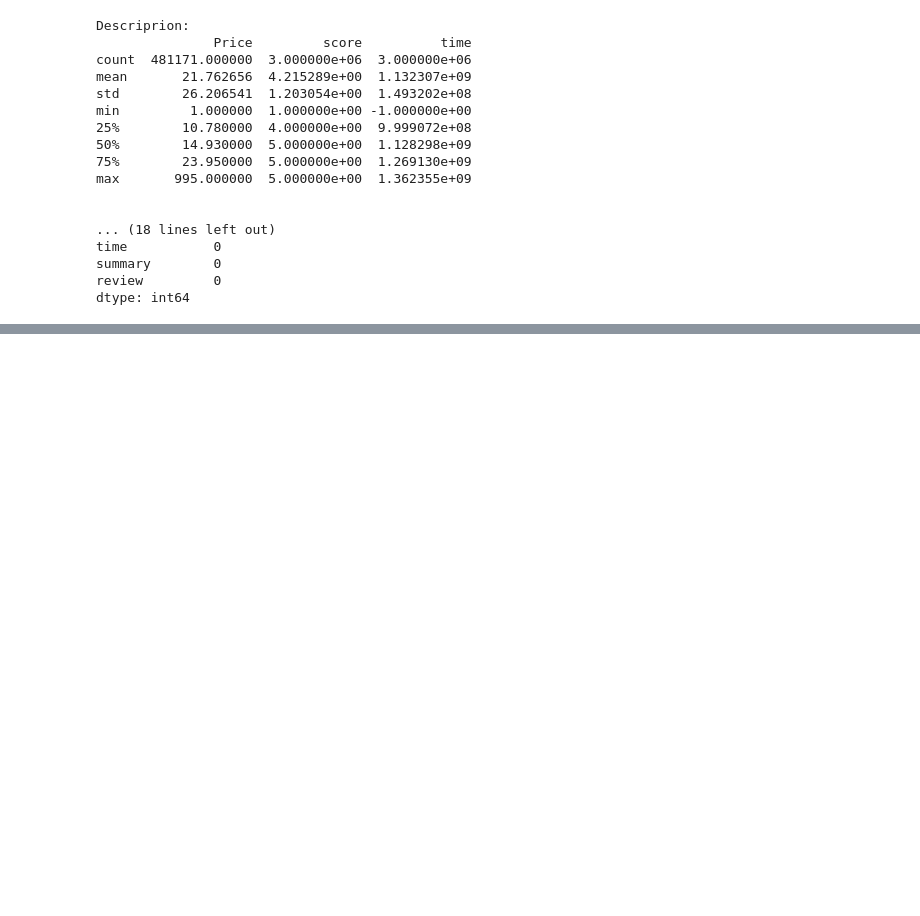
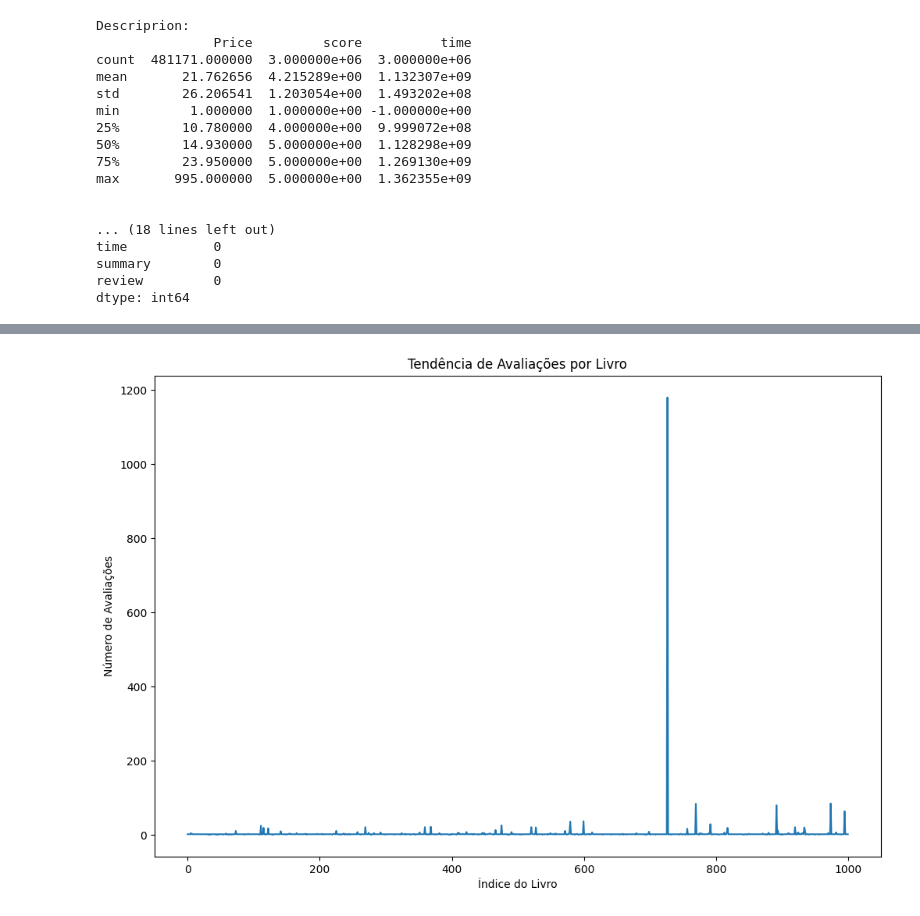
Before and after one commit to luizguilhermedev/POC_BA3s, a Jupyter notebook: data_cleaning/eda.ipynb, the cells around one changed output, grey strips where cells are left out. Drawn from its saved outputs; the diff is of its cells as text; code cells hidden in the pictures; blank space fills up the shorter version.

```diff
--- a/data_cleaning/eda.ipynb
+++ b/data_cleaning/eda.ipynb
@@ -185,0 +328,12 @@ dtype: int64
+# %%
+import matplotlib.pyplot as plt
+
+# Plotar o gráfico de tendência de avaliações por livro
+plt.figure(figsize=(12, 8))
+df['ratingscount'].plot(kind='line')
+plt.title('Tendência de Avaliações por Livro')
+plt.xlabel('Índice do Livro')
+plt.ylabel('Número de Avaliações')
+plt.show()
+# %% [output]
+[figure, added]
```
Also changed, not shown: parts of 16 cells of this notebook, 4 other files.
